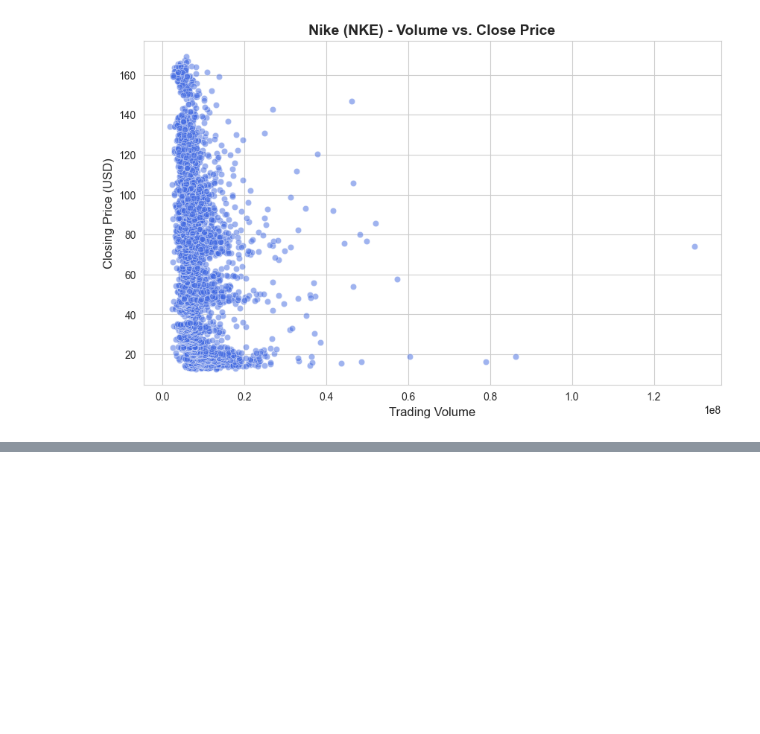
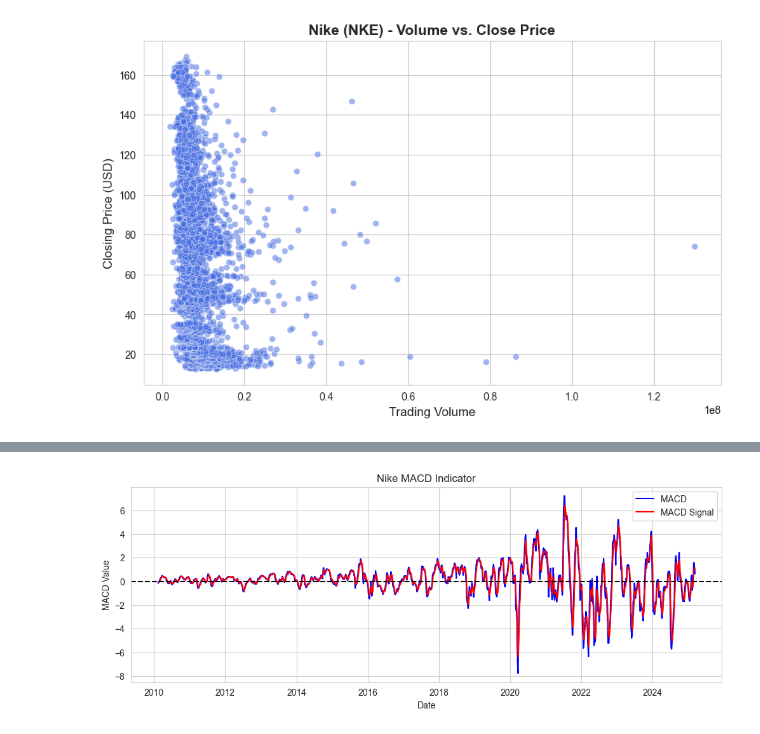
Before and after one commit to mfannin099/Stock_Analysis, a Jupyter notebook: nke_eda.ipynb, the cells around one changed output, grey strips where cells are left out. Saved outputs shown, nothing was run; the diff lists cells and outputs as text; code cells hidden in the pictures; blank space fills up the shorter version.

```diff
--- a/nke_eda.ipynb
+++ b/nke_eda.ipynb
@@ -223,0 +275,12 @@ Text(0.5, 1.0, 'Nike (NKE) - Volume vs. Close Price')
+# %%
+plt.figure(figsize=(12, 4))
+sns.lineplot(data=nke_df_filtered, x=nke_df_filtered.index, y='MACD', label='MACD', color='blue')
+sns.lineplot(data=nke_df_filtered, x=nke_df_filtered.index, y='MACD_Signal', label='MACD Signal', color='red')
+plt.axhline(0, color='black', linestyle='dashed')
+plt.title('Nike MACD Indicator')
+plt.xlabel('Date')
+plt.ylabel('MACD Value')
+plt.legend()
+plt.show()
+# %% [output]
+[figure, added]
```
Also changed, not shown: parts of 6 cells of this notebook.
